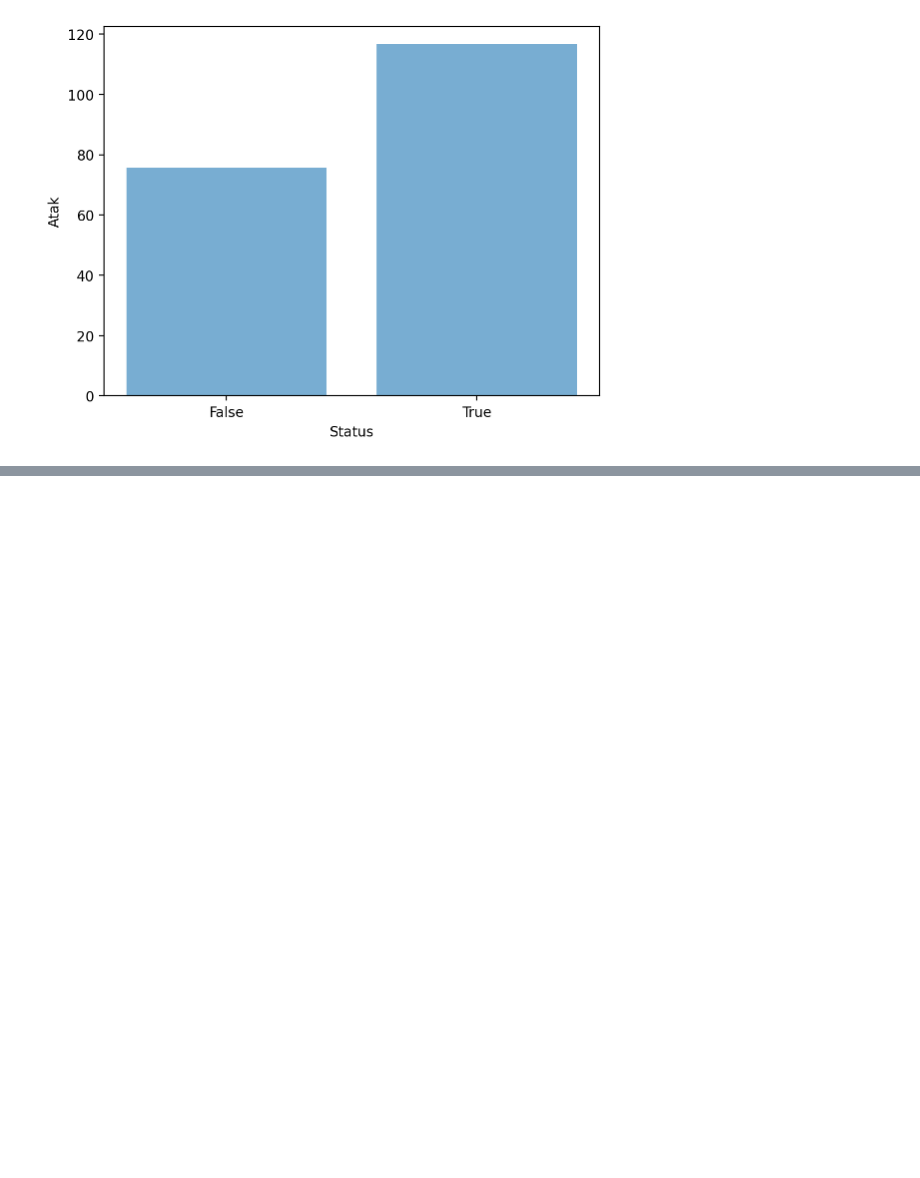
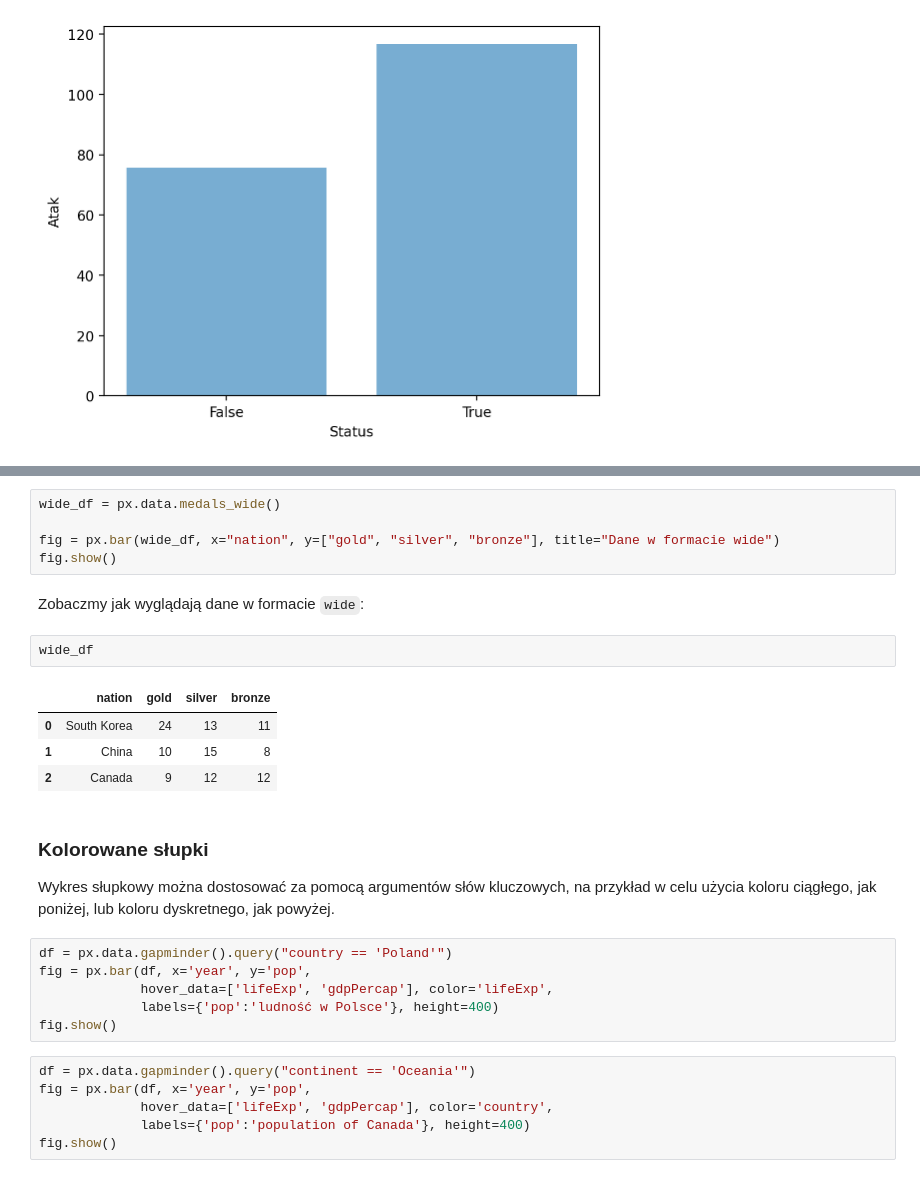
Before and after one commit to wignusia/sad, a Jupyter notebook: 05-dataviz-pyplot.ipynb, the cells around one changed output, grey strips where cells are left out. Cells and saved outputs as stored; diff of their text form; blank space fills up the shorter version.

```diff
--- a/05-dataviz-pyplot.ipynb
+++ b/05-dataviz-pyplot.ipynb
@@ -407,0 +453,30 @@ Text(0, 0.5, 'Atak')
+# %%
+wide_df = px.data.medals_wide()
+
+fig = px.bar(wide_df, x="nation", y=["gold", "silver", "bronze"], title="Dane w formacie wide")
+fig.show()
+# %% [markdown]
+Zobaczmy jak wyglądają dane w formacie `wide`:
+# %%
+wide_df
+# %% [output]
+|  | nation | gold | silver | bronze |
+| 0 | South Korea | 24 | 13 | 11 |
+| 1 | China | 10 | 15 | 8 |
+| 2 | Canada | 9 | 12 | 12 |
+# %% [markdown]
+### Kolorowane słupki
+
+Wykres słupkowy można dostosować za pomocą argumentów słów kluczowych, na przykład w celu użycia koloru ciągłego, jak poniżej, lub koloru dyskretnego, jak powyżej.
+# %%
+df = px.data.gapminder().query("country == 'Poland'")
+fig = px.bar(df, x='year', y='pop',
+             hover_data=['lifeExp', 'gdpPercap'], color='lifeExp',
+             labels={'pop':'ludność w Polsce'}, height=400)
+fig.show()
+# %%
+df = px.data.gapminder().query("continent == 'Oceania'")
+fig = px.bar(df, x='year', y='pop',
+             hover_data=['lifeExp', 'gdpPercap'], color='country',
+             labels={'pop':'population of Canada'}, height=400)
+fig.show()
```
Also changed, not shown: parts of 14 cells of this notebook.
